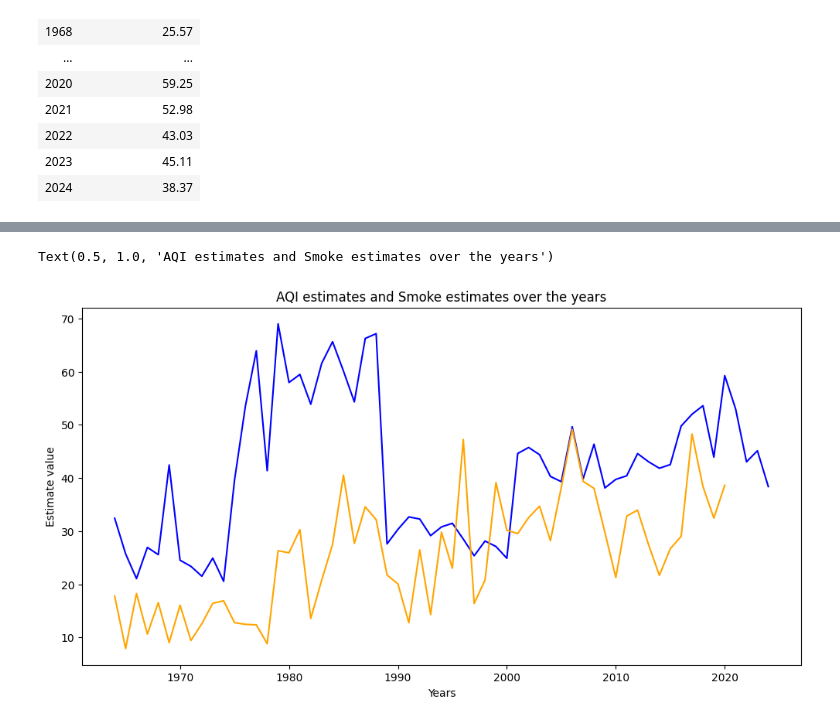
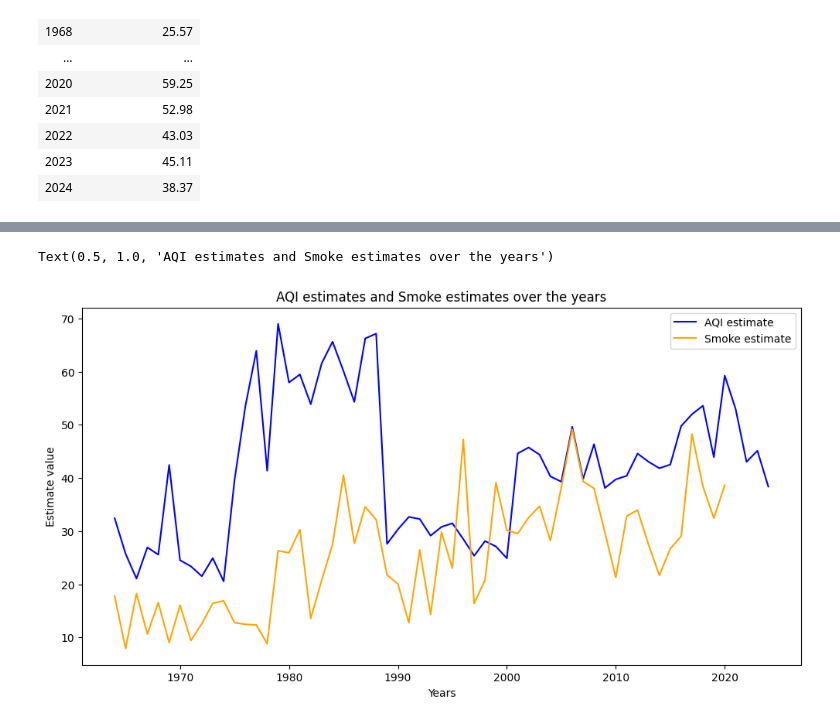
Before and after one commit to sushmavankayala/data-512-homework_4, a Jupyter notebook: 5_data_visualization.ipynb, the cells around one changed output, grey strips where cells are left out. Drawn from its saved outputs; the diff is of its cells as text; code cells hidden in the pictures.

```diff
--- a/5_data_visualization.ipynb
+++ b/5_data_visualization.ipynb
@@ -135,17 +150,16 @@ shape: (57, 2)
 | 2019 | 32.443285 |
 | 2020 | 38.615303 |
 # %%
-
 plt.figure(figsize=(12,6))
 
-plt.plot(yearly_aqi_weighted_avg["year"],yearly_aqi_weighted_avg["weighted_avg_aqi"] , color = "blue")
-# plt.plot(yearly_aqi_weighted_avg["year"],yearly_aqi_weighted_avg["weighted_mean_avg_aqi"] )
-plt.plot(smoke_estimates_yearly["Fire_Year"], smoke_estimates_yearly["smoke_estimate"], color = "orange")
+plt.plot(yearly_aqi_weighted_avg["year"],yearly_aqi_weighted_avg["weighted_avg_aqi"] , color = "blue", label="AQI estimate")
+plt.plot(smoke_estimates_yearly["Fire_Year"], smoke_estimates_yearly["smoke_estimate"], color = "orange", label = "Smoke estimate")
+plt.legend(loc="upper right")
 
 # Set the X-axis and Y axis labels, along with the title of the plot.
 plt.xlabel('Years')
 plt.ylabel('Estimate value')
 plt.title('AQI estimates and Smoke estimates over the years')
 # %% [output]
 Text(0.5, 1.0, 'AQI estimates and Smoke estimates over the years')
-[figure, old version]
+[figure, new version]
```
Also changed, not shown: parts of 13 cells of this notebook.
